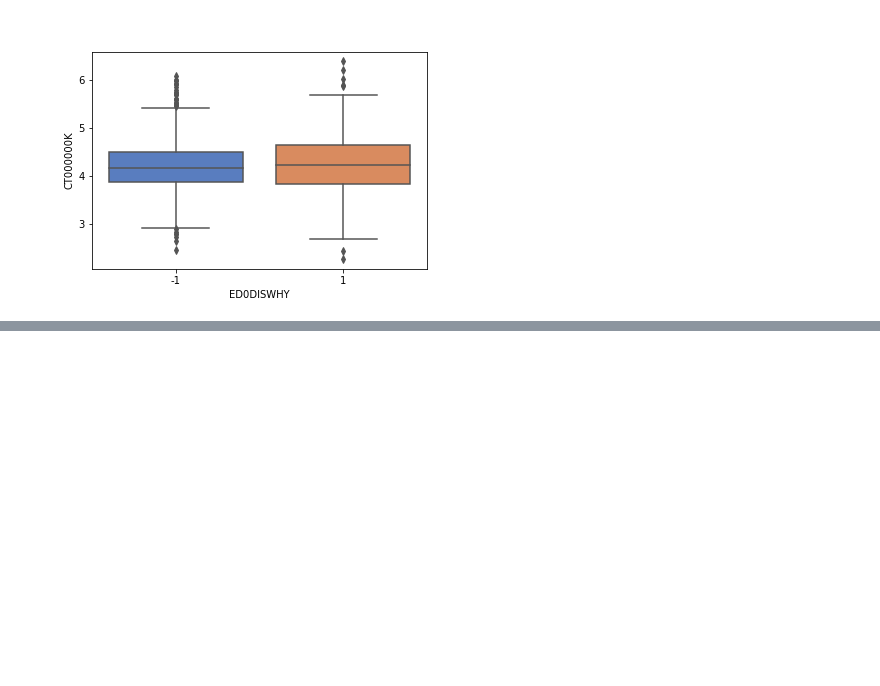
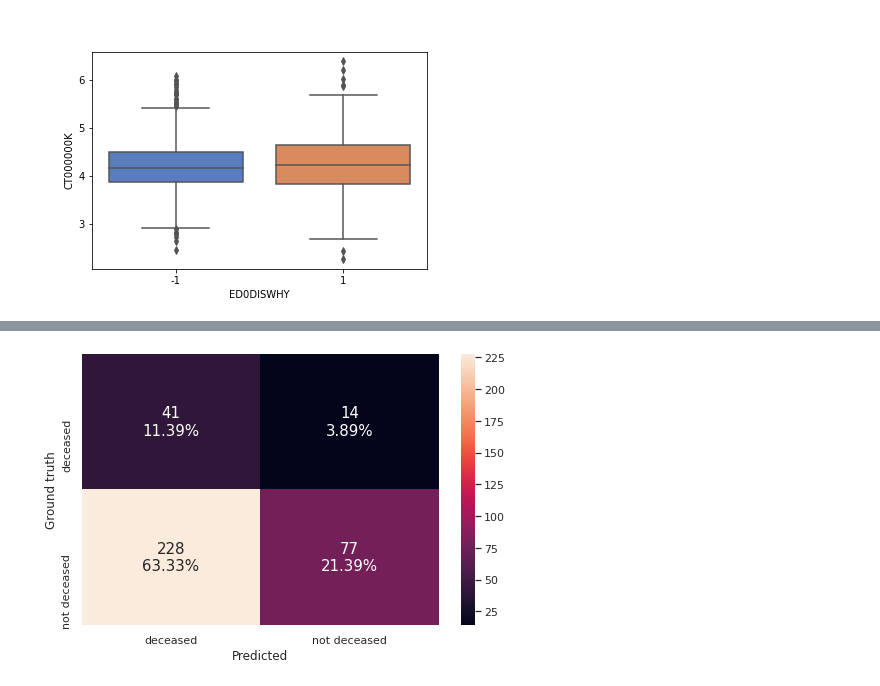
Before and after one commit to unaicarbajo/one-class-covid19, a Jupyter notebook: covid19_prognosis.ipynb, the cells around one changed output, grey strips where cells are left out. Cells and saved outputs as stored; diff of their text form; code cells hidden in the pictures; blank space fills up the shorter version.

```diff
--- a/covid19_prognosis.ipynb
+++ b/covid19_prognosis.ipynb
@@ -584,0 +535,26 @@ score
+# %%
+pred = estimator_ocsvm.predict(X_collection[42][1])
+
+array = confusion_matrix(y_true=Y_collection[42][1], y_pred=pred, labels=[1,-1])
+normal = 'deceased'
+anomaly = 'not deceased'
+
+df_cm = pd.DataFrame({normal: array[:,0], anomaly: array[:,1]}, index=[normal, anomaly])
+
+total = df_cm[normal].sum()+df_cm[anomaly].sum()
+
+df_cm_p = df_cm.applymap(str)
+df_cm_p[normal][normal] = df_cm_p[normal][normal]+'\n'+"{:.2f}".format(df_cm[normal][normal]/total*100)+'%'
+df_cm_p[normal][anomaly] = df_cm_p[normal][anomaly]+'\n'+"{:.2f}".format(df_cm[normal][anomaly]/total*100)+'%'
+df_cm_p[anomaly][normal] = df_cm_p[anomaly][normal]+'\n'+"{:.2f}".format(df_cm[anomaly][normal]/total*100)+'%'
+df_cm_p[anomaly][anomaly] = df_cm_p[anomaly][anomaly]+'\n'+"{:.2f}".format(df_cm[anomaly][anomaly]/total*100)+'%'
+
+plt.figure(figsize=(8,5))
+
+sns.heatmap(df_cm, annot=df_cm_p, fmt='', annot_kws={"size": 15}) # font size
+plt.ylabel("Ground truth")
+plt.xlabel("Predicted")
+
+plt.show()
+# %% [output]
+[figure, added]
```
Also changed, not shown: parts of 38 cells of this notebook.
